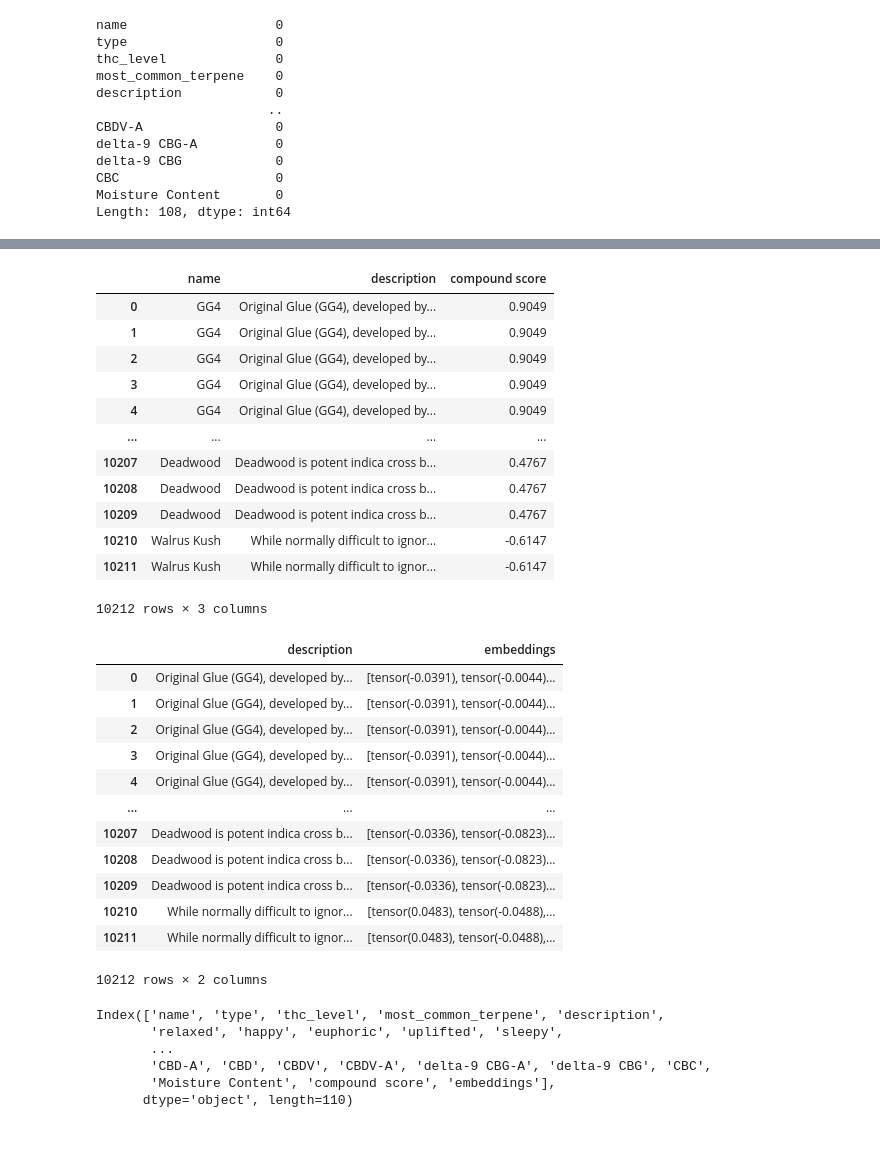
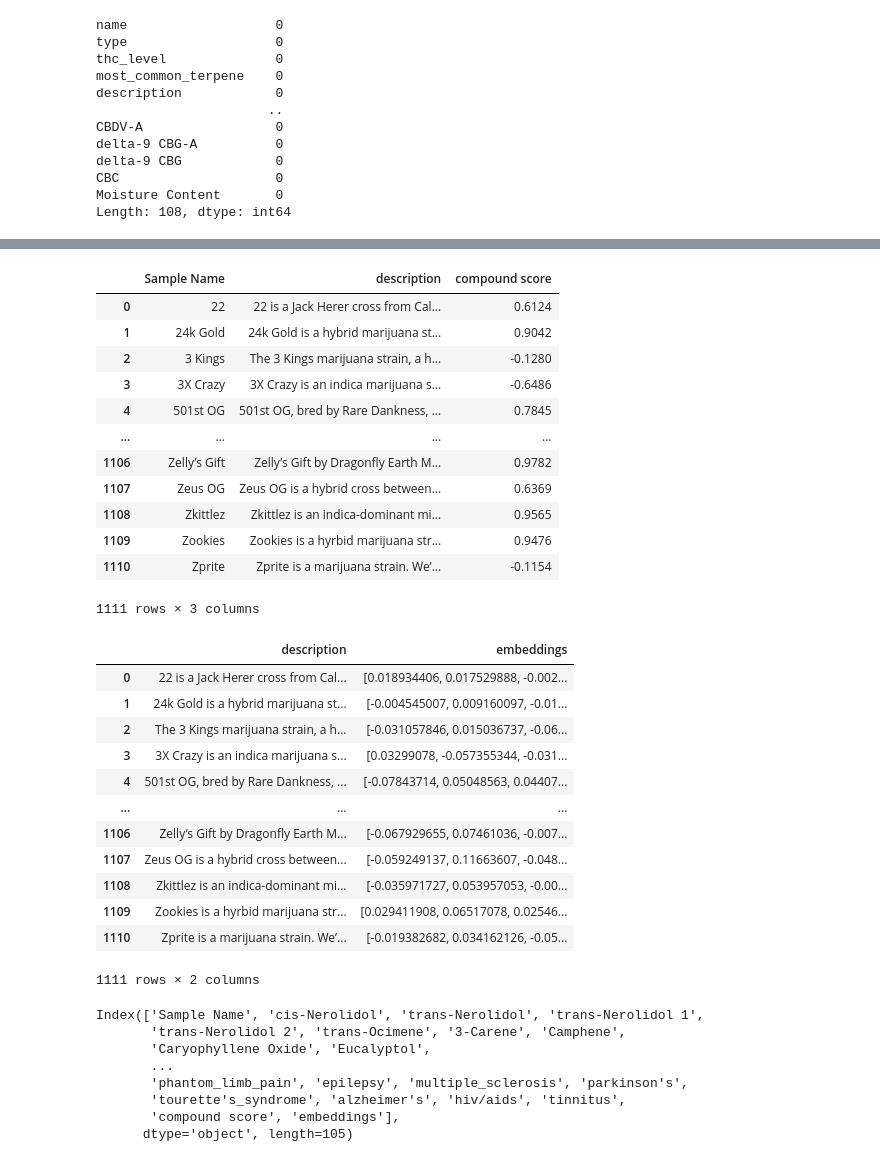
Before and after one commit to JustifiedTB/group-project-3, a Jupyter notebook: alqabaie.ipynb, the cells around one changed output, grey strips where cells are left out. Cells and saved outputs as stored; diff of their text form; code cells hidden in the pictures.

```diff
--- a/alqabaie.ipynb
+++ b/alqabaie.ipynb
@@ -156,3 +148,8 @@ delta-9 CBG            0
 CBC                    0
 Moisture Content       0
 Length: 108, dtype: int64
+# %%
+# reading in the final cleaned data into a dataframe to use on the final project
+final_data = pd.read_csv('C:/Users/juhyn/OneDrive/Desktop/group-project-3/data/cleaned_joined_data.csv')
+
+final_data
@@ -164,49 +186,50 @@ from vaderSentiment.vaderSentiment import SentimentIntensityAnalyzer
 # initializing VADER
 analyzer = SentimentIntensityAnalyzer()
 # %%
-# analyzing the sentiment in the column description
+# analyzing the sentiment in the description column
 
 def analyze_sentiment(text):
     sentiment = analyzer.polarity_scores(text)
     return sentiment['compound']
 
 # applying function to description column
-merged_df['compound score'] = merged_df['description'].apply(lambda x: analyze_sentiment(x) if pd.notnull else 0)
+final_data['compound score'] = final_data['description'].apply(lambda x: analyze_sentiment(x) if pd.notnull(x) else 0)
 
-merged_df[['name', 'description', 'compound score']]
+final_data[['Sample Name', 'description', 'compound score']]
 # %% [output]
-|  | name | description | compound score |
-| 0 | GG4 | Original Glue (GG4), developed by... | 0.9049 |
-| 1 | GG4 | Original Glue (GG4), developed by... | 0.9049 |
-| 2 | GG4 | Original Glue (GG4), developed by... | 0.9049 |
-| 3 | GG4 | Original Glue (GG4), developed by... | 0.9049 |
-| 4 | GG4 | Original Glue (GG4), developed by... | 0.9049 |
+|  | Sample Name | description | compound score |
+| 0 | 22 | 22 is a Jack Herer cross from Cal... | 0.6124 |
+| 1 | 24k Gold | 24k Gold is a hybrid marijuana st... | 0.9042 |
+| 2 | 3 Kings | The 3 Kings marijuana strain, a h... | -0.1280 |
+| 3 | 3X Crazy | 3X Crazy is an indica marijuana s... | -0.6486 |
+| 4 | 501st OG | 501st OG, bred by Rare Dankness, ... | 0.7845 |
 | ... | ... | ... | ... |
-| 10207 | Deadwood | Deadwood is potent indica cross b... | 0.4767 |
-| 10208 | Deadwood | Deadwood is potent indica cross b... | 0.4767 |
-| 10209 | Deadwood | Deadwood is potent indica cross b... | 0.4767 |
-| 10210 | Walrus Kush | While normally difficult to ignor... | -0.6147 |
-| 10211 | Walrus Kush | While normally difficult to ignor... | -0.6147 |
+| 1106 | Zelly’s Gift | Zelly’s Gift by Dragonfly Earth M... | 0.9782 |
+| 1107 | Zeus OG | Zeus OG is a hybrid cross between... | 0.6369 |
+| 1108 | Zkittlez | Zkittlez is an indica-dominant mi... | 0.9565 |
+| 1109 | Zookies | Zookies is a hyrbid marijuana str... | 0.9476 |
+| 1110 | Zprite | Zprite is a marijuana strain. We’... | -0.1154 |
-10212 rows × 3 columns
+1111 rows × 3 columns
 # %%
 # loading hugging face sentence transformer model
 model = SentenceTransformer('all-MiniLM-L6-v2')
 
 # encoding the description column
-merged_df['embeddings'] = merged_df['description'].apply(lambda x: model.encode(x, convert_to_tensor=True))
-
-merged_df[['description', 'embeddings']]
+final_data['embeddings'] = final_data['description'].apply(
+    lambda x: model.encode(x, convert_to_tensor=True).cpu().numpy() if pd.notnull(x) else None
+)
+final_data[['description', 'embeddings']]
 # %% [output]
 |  | description | embeddings |
-| 0 | Original Glue (GG4), developed by... | [tensor(-0.0391), tensor(-0.0044)... |
-| 1 | Original Glue (GG4), developed by... | [tensor(-0.0391), tensor(-0.0044)... |
-| 2 | Original Glue (GG4), developed by... | [tensor(-0.0391), tensor(-0.0044)... |
-| 3 | Original Glue (GG4), developed by... | [tensor(-0.0391), tensor(-0.0044)... |
-| 4 | Original Glue (GG4), developed by... | [tensor(-0.0391), tensor(-0.0044)... |
+| 0 | 22 is a Jack Herer cross from Cal... | [0.018934406, 0.017529888, -0.002... |
+| 1 | 24k Gold is a hybrid marijuana st... | [-0.004545007, 0.009160097, -0.01... |
+| 2 | The 3 Kings marijuana strain, a h... | [-0.031057846, 0.015036737, -0.06... |
+| 3 | 3X Crazy is an indica marijuana s... | [0.03299078, -0.057355344, -0.031... |
+| 4 | 501st OG, bred by Rare Dankness, ... | [-0.07843714, 0.05048563, 0.04407... |
 | ... | ... | ... |
-| 10207 | Deadwood is potent indica cross b... | [tensor(-0.0336), tensor(-0.0823)... |
-| 10208 | Deadwood is potent indica cross b... | [tensor(-0.0336), tensor(-0.0823)... |
-| 10209 | Deadwood is potent indica cross b... | [tensor(-0.0336), tensor(-0.0823)... |
-| 10210 | While normally difficult to ignor... | [tensor(0.0483), tensor(-0.0488),... |
-| 10211 | While normally difficult to ignor... | [tensor(0.0483), tensor(-0.0488),... |
+| 1106 | Zelly’s Gift by Dragonfly Earth M... | [-0.067929655, 0.07461036, -0.007... |
+| 1107 | Zeus OG is a hybrid cross between... | [-0.059249137, 0.11663607, -0.048... |
+| 1108 | Zkittlez is an indica-dominant mi... | [-0.035971727, 0.053957053, -0.00... |
+| 1109 | Zookies is a hyrbid marijuana str... | [0.029411908, 0.06517078, 0.02546... |
+| 1110 | Zprite is a marijuana strain. We’... | [-0.019382682, 0.034162126, -0.05... |
-10212 rows × 2 columns
+1111 rows × 2 columns
@@ -213,12 +240,14 @@ merged_df[['description', 'embeddings']]
 # %%
-merged_df.columns
+final_data.columns
 # %% [output]
-Index(['name', 'type', 'thc_level', 'most_common_terpene', 'description',
-       'relaxed', 'happy', 'euphoric', 'uplifted', 'sleepy',
+Index(['Sample Name', 'cis-Nerolidol', 'trans-Nerolidol', 'trans-Nerolidol 1',
+       'trans-Nerolidol 2', 'trans-Ocimene', '3-Carene', 'Camphene',
+       'Caryophyllene Oxide', 'Eucalyptol',
        ...
-       'CBD-A', 'CBD', 'CBDV', 'CBDV-A', 'delta-9 CBG-A', 'delta-9 CBG', 'CBC',
-       'Moisture Content', 'compound score', 'embeddings'],
-      dtype='object', length=110)
+       'phantom_limb_pain', 'epilepsy', 'multiple_sclerosis', 'parkinson's',
+       'tourette's_syndrome', 'alzheimer's', 'hiv/aids', 'tinnitus',
+       'compound score', 'embeddings'],
+      dtype='object', length=105)
 # %%
 # adding Langchain to handle user input
 def get_dynamic_input(user_input):
```
Also changed, not shown: parts of 12 cells of this notebook, 3 other files.
